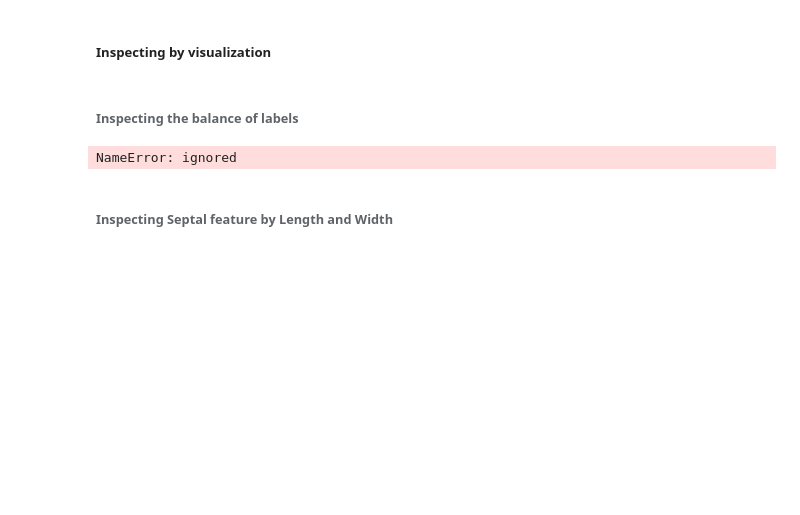
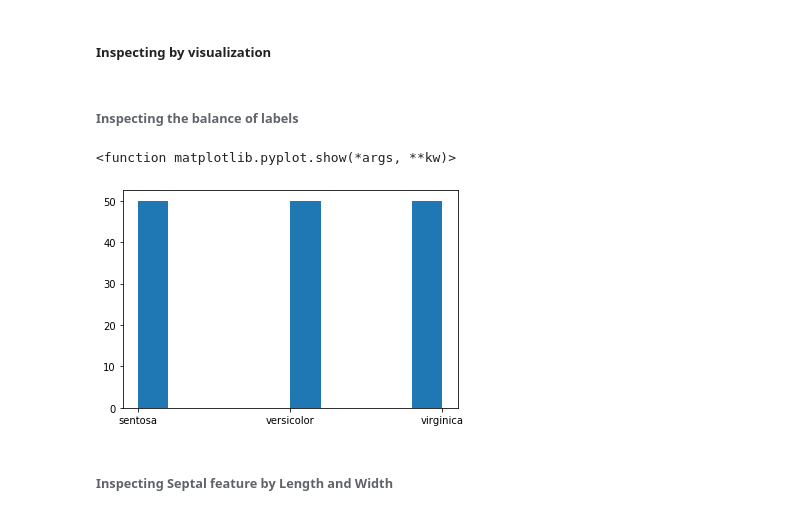
Before and after one commit to DSC-UTDallas/explore-ml, a Jupyter notebook: beginner_track/classification/Beginner_ML_Logistic_Regression.ipynb, the cells around one changed output. Cells and saved outputs as stored; diff of their text form; code cells hidden in the pictures; blank space fills up the shorter version.

```diff
--- a/beginner_track/classification/Beginner_ML_Logistic_Regression.ipynb
+++ b/beginner_track/classification/Beginner_ML_Logistic_Regression.ipynb
@@ -98,10 +98,11 @@ print(df['species_name'].unique())
 # %% [markdown]
 ###### Inspecting the balance of labels
 # %%
-plt.hist(df['species_id'])
+plt.hist(df['species_name'])
 plt.show
 # %% [output]
-NameError: ignored
+<function matplotlib.pyplot.show(*args, **kw)>
+[figure, added]
 # %% [markdown]
 ###### Inspecting **Septal** feature by Length and Width
 # %%
```
Also changed, not shown: parts of 17 cells of this notebook, 1 other file.
